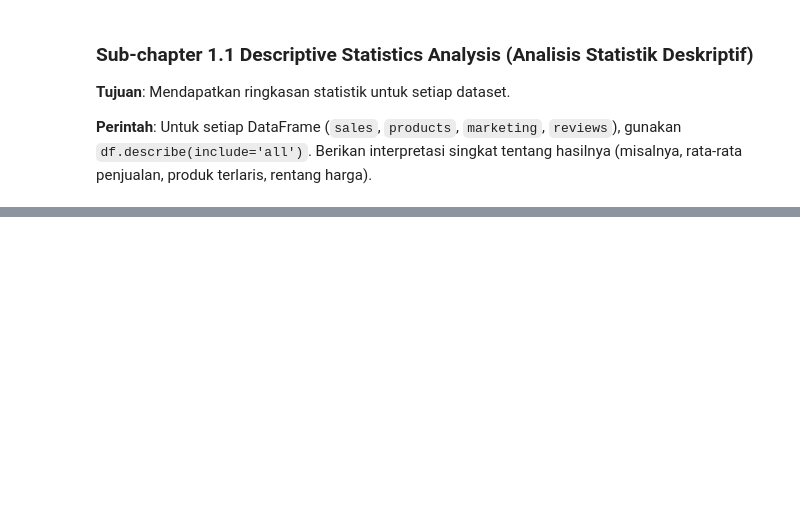
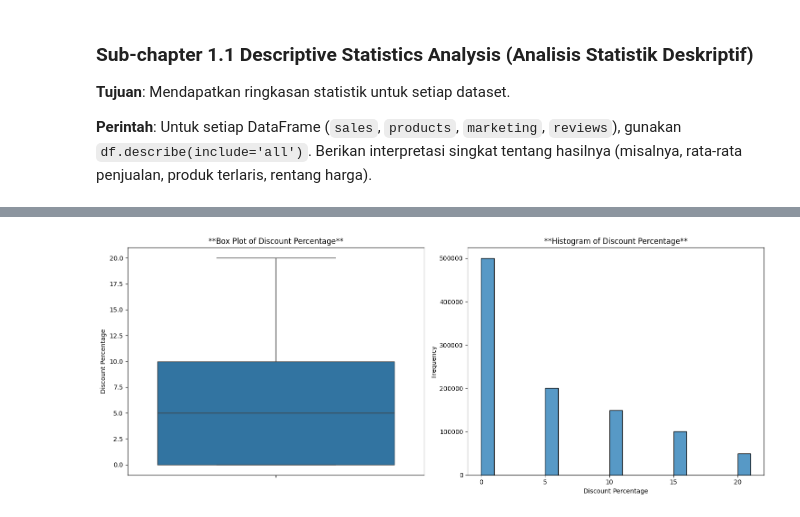
Before and after one commit to LatiefDataVisionary/fmcg-gelar-rasa-2025, a Jupyter notebook: notebooks/notebook.ipynb, the cells around one changed output, grey strips where cells are left out. Drawn from its saved outputs; the diff is of its cells as text; code cells hidden in the pictures; blank space fills up the shorter version.

```diff
--- a/notebooks/notebook.ipynb
+++ b/notebooks/notebook.ipynb
@@ -1598,0 +1670,21 @@ display(sales.describe(include='all'))
+# %%
+# Set up the figure for discount_pct plots
+plt.figure(figsize=(15, 6))
+
+# Box Plot for discount_pct
+plt.subplot(1, 2, 1) # 1 row, 2 columns, first plot
+sns.boxplot(y=sales['discount_pct'])
+plt.title('**Box Plot of Discount Percentage**')
+plt.ylabel('Discount Percentage')
+
+# Histogram for discount_pct
+plt.subplot(1, 2, 2) # 1 row, 2 columns, second plot
+sns.histplot(sales['discount_pct'], kde=False, bins=range(0, sales['discount_pct'].max() + 2))
+plt.title('**Histogram of Discount Percentage**')
+plt.xlabel('Discount Percentage')
+plt.ylabel('Frequency')
+
+plt.tight_layout()
+plt.show()
+# %% [output]
+[figure, added]
```
Also changed, not shown: parts of 12 cells of this notebook.
